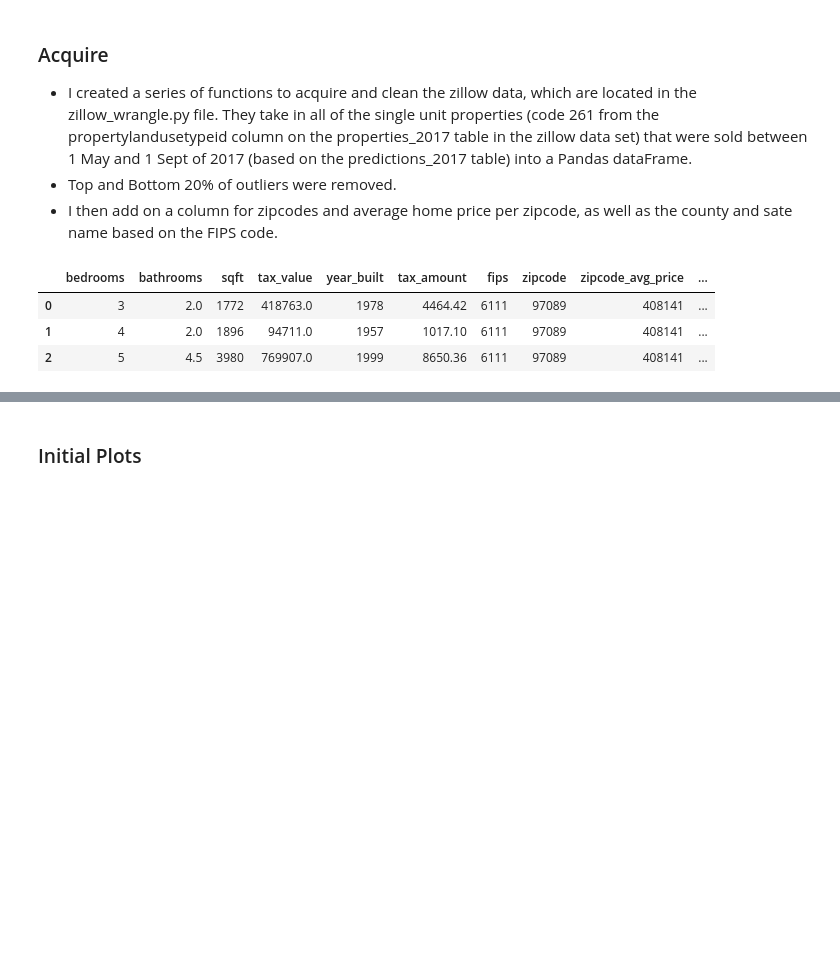
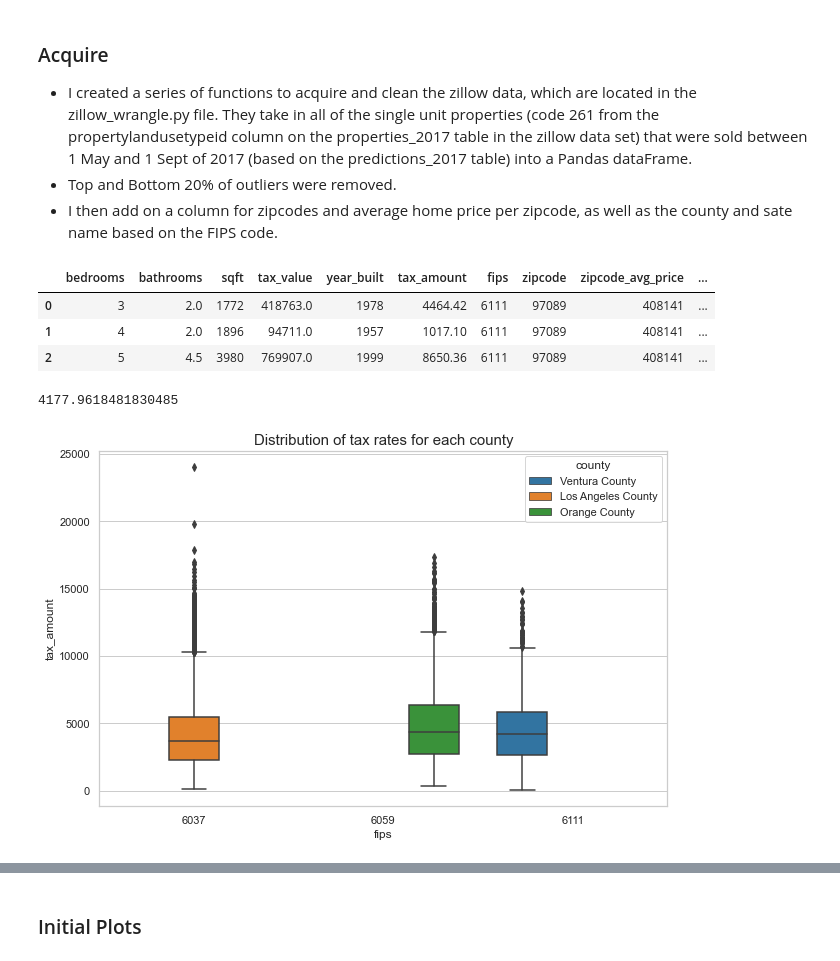
Before and after one commit to jeffakins/zillow_2017_project, a Jupyter notebook: zillow_project.ipynb, the cells around one changed output, grey strips where cells are left out. Drawn from its saved outputs; the diff is of its cells as text; code cells hidden in the pictures; blank space fills up the shorter version.

```diff
--- a/zillow_project.ipynb
+++ b/zillow_project.ipynb
@@ -31,6 +31,19 @@ zillow.head(3)
 | 0 | 3 | 2.0 | 1772 | 418763.0 | 1978 | 4464.42 | 6111 | 97089 | 408141 | ... |
 | 1 | 4 | 2.0 | 1896 | 94711.0 | 1957 | 1017.10 | 6111 | 97089 | 408141 | ... |
 | 2 | 5 | 4.5 | 3980 | 769907.0 | 1999 | 8650.36 | 6111 | 97089 | 408141 | ... |
+# %%
+zillow[zillow.fips == 6037].tax_amount.mean()
+# %% [output]
+4177.9618481830485
+# %%
+sns.set_theme(style="whitegrid")
+plt.figure(figsize = (9,6))
+sns.boxplot(data=zillow,x="fips", y="tax_amount", hue="county", palette=('tab10'))
+plt.title("Distribution of tax rates for each county", fontsize = 15)
+plt.tight_layout()
+plt.show()
+# %% [output]
+[figure, added]
 # %%
 zillow.info()
 # %% [output]
```
Also changed, not shown: parts of 19 cells of this notebook, 2 other files.
